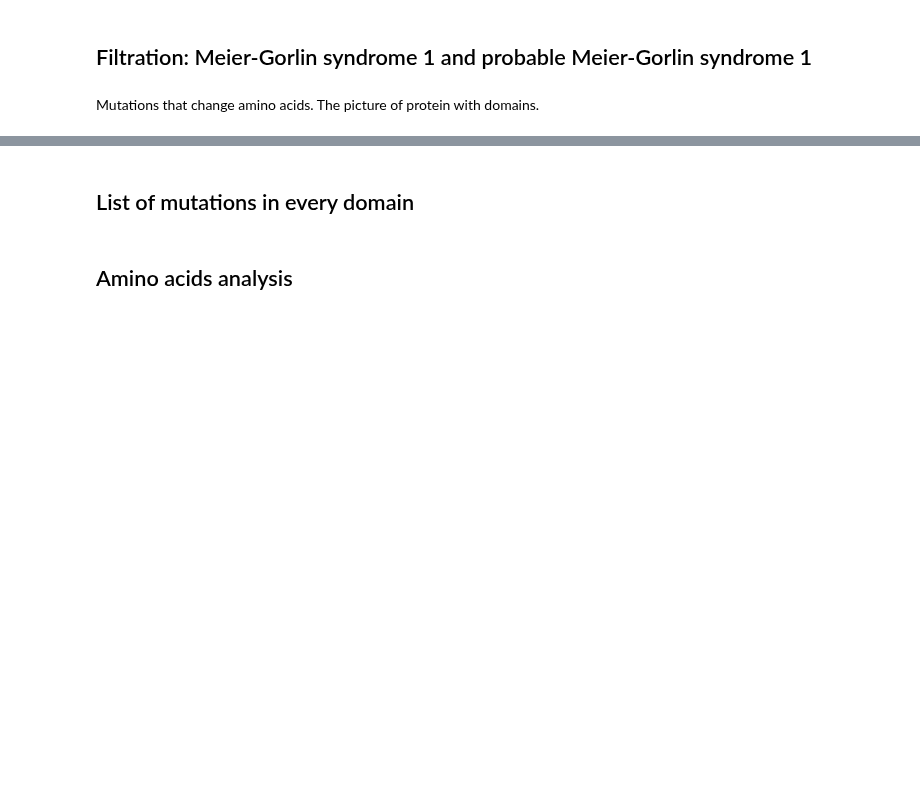
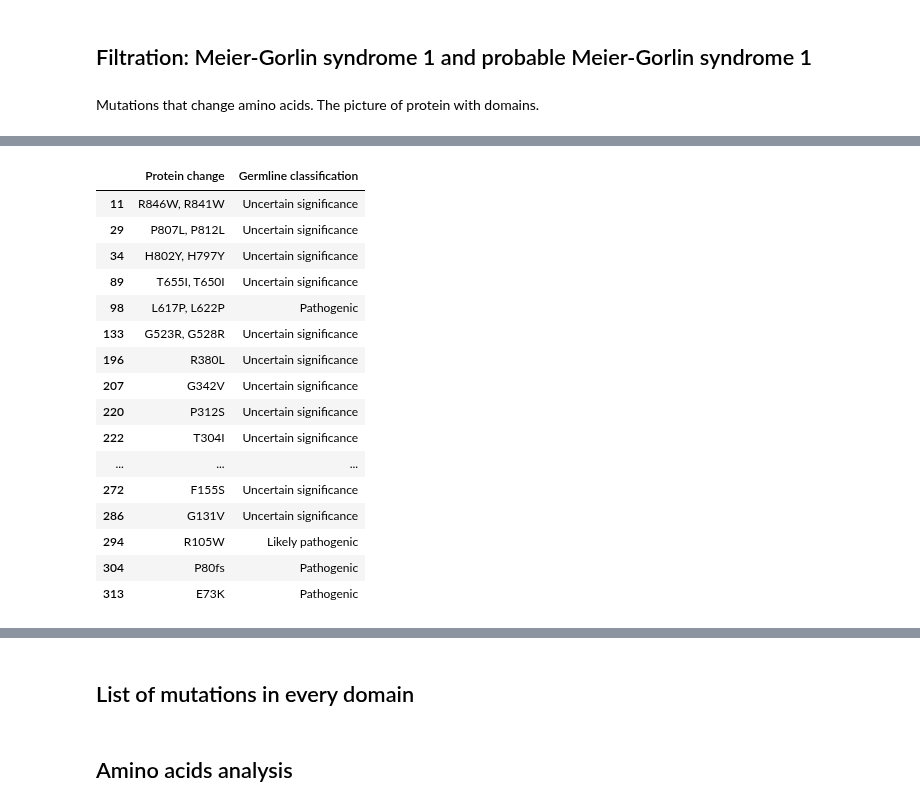
Before and after one commit to Lopatushka/ORC1, a Jupyter notebook: clinvar_analysis_short_df.ipynb, the cells around one changed output, grey strips where cells are left out. Cells and saved outputs as stored; diff of their text form; code cells hidden in the pictures; blank space fills up the shorter version.

```diff
--- a/clinvar_analysis_short_df.ipynb
+++ b/clinvar_analysis_short_df.ipynb
@@ -570,0 +579,20 @@ MSG_probably.shape
+# %%
+MSG[['Protein change', 'Germline classification']]
+# %% [output]
+|  | Protein change | Germline classification |
+| 11 | R846W, R841W | Uncertain significance |
+| 29 | P807L, P812L | Uncertain significance |
+| 34 | H802Y, H797Y | Uncertain significance |
+| 89 | T655I, T650I | Uncertain significance |
+| 98 | L617P, L622P | Pathogenic |
+| 133 | G523R, G528R | Uncertain significance |
+| 196 | R380L | Uncertain significance |
+| 207 | G342V | Uncertain significance |
+| 220 | P312S | Uncertain significance |
+| 222 | T304I | Uncertain significance |
+| ... | ... | ... |
+| 272 | F155S | Uncertain significance |
+| 286 | G131V | Uncertain significance |
+| 294 | R105W | Likely pathogenic |
+| 304 | P80fs | Pathogenic |
+| 313 | E73K | Pathogenic |
```
Also changed, not shown: parts of 10 cells of this notebook.
